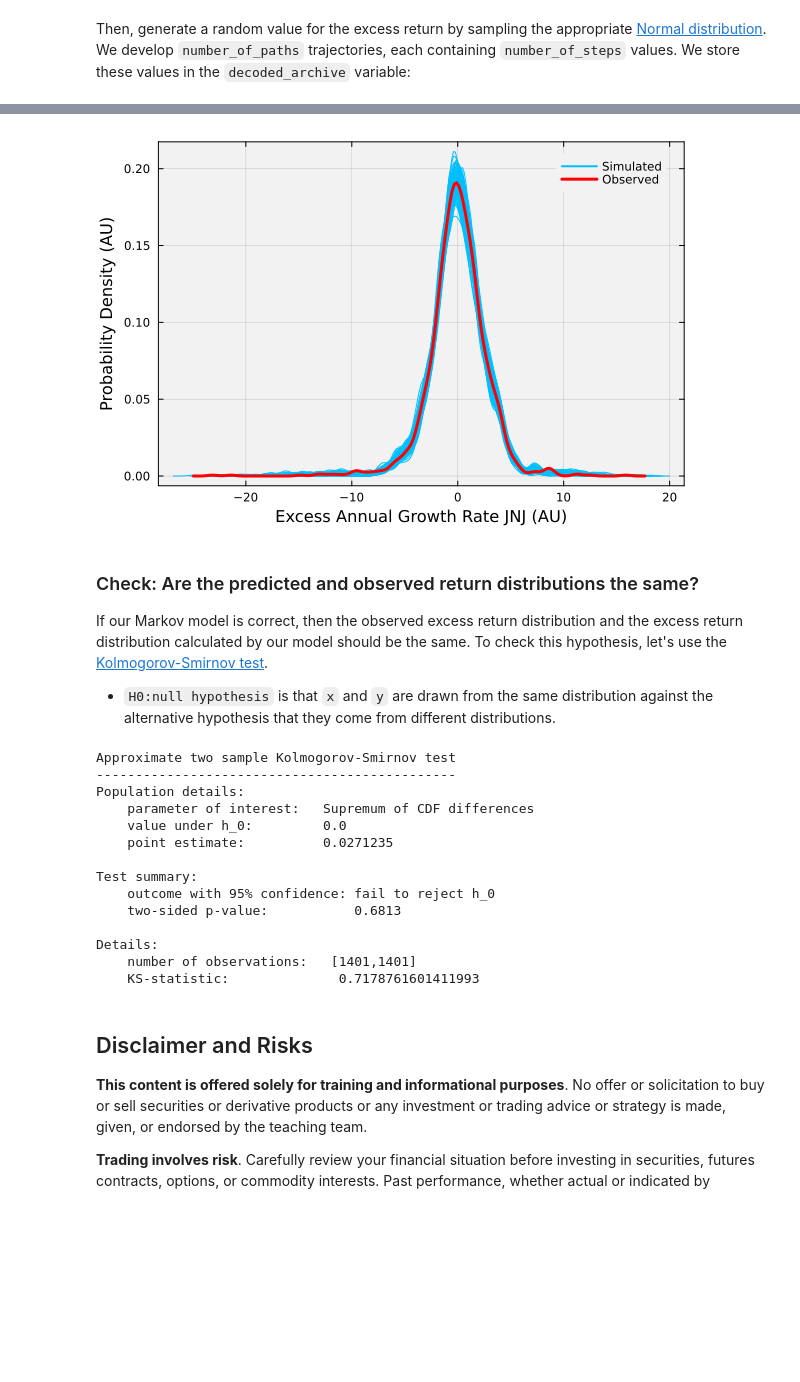
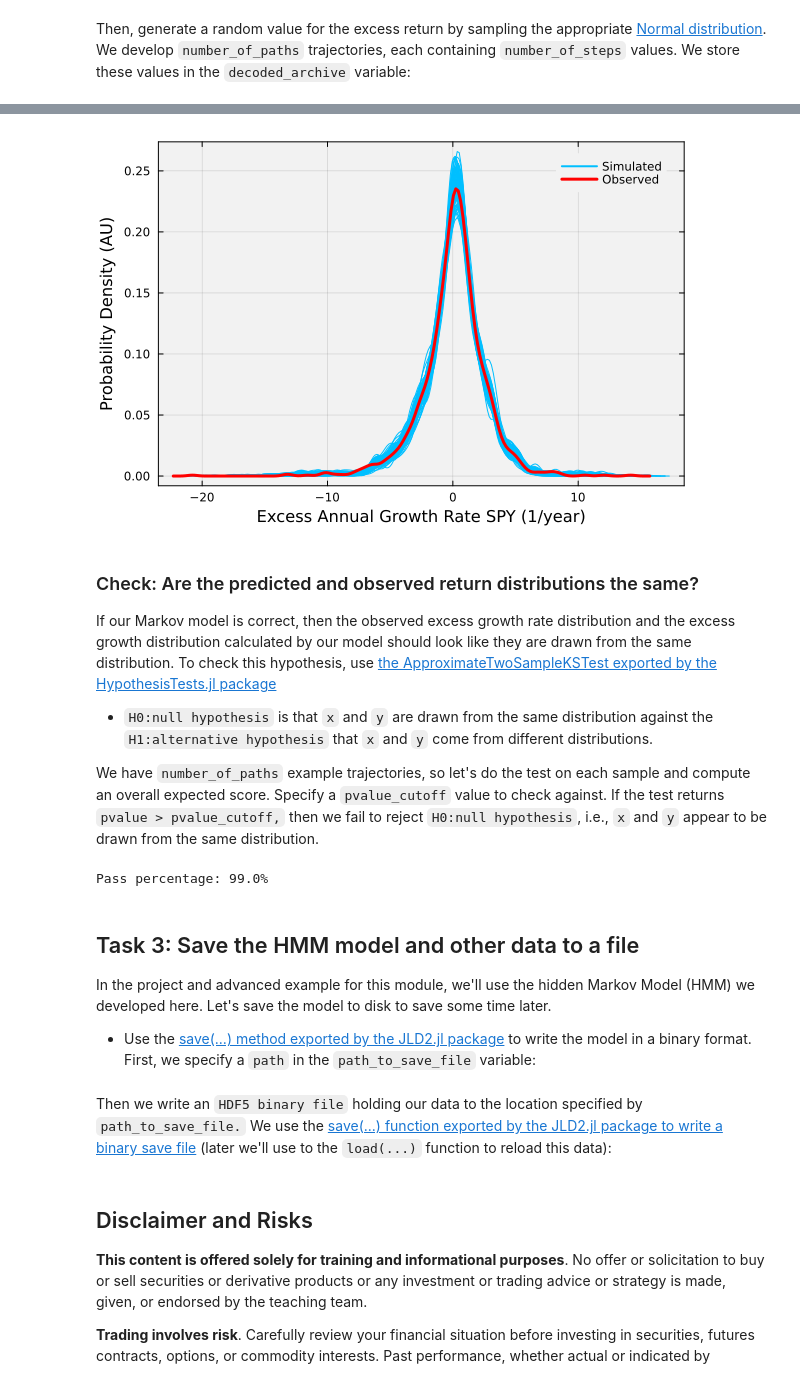
Before and after one commit to varnerlab/CHEME-130-eCornell-Repository, a Jupyter notebook: courses/CHEME-136/module-1/CHEME-136-Module-1-WorkedExample.ipynb, the cells around one changed output, grey strips where cells are left out. Saved outputs shown, nothing was run; the diff lists cells and outputs as text; code cells hidden in the pictures; blank space fills up the shorter version.

```diff
--- a/courses/CHEME-136/module-1/CHEME-136-Module-1-WorkedExample.ipynb
+++ b/courses/CHEME-136/module-1/CHEME-136-Module-1-WorkedExample.ipynb
@@ -42,8 +47,8 @@ We gathered a daily open-high-low-close `dataset` for each firm in the [S&P500](
 # %% [markdown]
 ### Set parameters and constants
 # %%
-risk_free_rate = 0.05;
-ticker = "JNJ";
+risk_free_rate = 0.0421; # 17-Jun-2024 10-year treasury
+ticker = "SPY";
 # %% [markdown]
 ### Load and clean the historical data
 # %% [markdown]
@@ -327,14 +333,13 @@ decode_distribution_model;
 # %% [markdown]
 Then, generate a random value for the excess return by sampling the appropriate [Normal distribution](https://juliastats.org/Distributions.jl/stable/univariate/#Distributions.Normal). We develop `number_of_paths` trajectories, each containing `number_of_steps` values. We store these values in the `decoded_archive` variable:
 # %%
-decoded_archive = Array{Float64,2}(undef, number_of_steps, number_of_paths);
+in_sample_decoded_archive = Array{Float64,2}(undef, number_of_steps, number_of_paths);
 for i ∈ 1:number_of_paths
     for j ∈ 1:number_of_steps
-
         s = encoded_archive[j,i];
-        decoded_archive[j,i] =  decode_distribution_model[s] |> d -> rand(d)
+        in_sample_decoded_archive[j,i] =  decode_distribution_model[s] |> d -> rand(d)
     end
 end
-decoded_archive
+in_sample_decoded_archive # actual excess growth value
 # %% [output]
 1401×100 Matrix{Float64}:
@@ -367,36 +375,37 @@ end
 # %%
 let
     q = plot();
-    density!(decoded_archive[:,1], lw=2, c=:deepskyblue1, label="Simulated",
+    density!(in_sample_decoded_archive[:,1], lw=2, c=:deepskyblue1, label="Simulated",
         bg="gray95", background_color_outside="white", framestyle = :box, fg_legend = :transparent)
     for i ∈ 2:number_of_paths
-        density!(decoded_archive[:,i], lw=1, c=:deepskyblue1, label="")
+        density!(in_sample_decoded_archive[:,i], lw=1, c=:deepskyblue1, label="")
     end
     density!(in_sample_dataset, c=:red, lw=3, label="Observed")
-    xlabel!("Excess Annual Growth Rate $(ticker) (AU)", fontsize=18)
+    xlabel!("Excess Annual Growth Rate $(ticker) (1/year)", fontsize=18)
     ylabel!("Probability Density (AU)", fontsize=18)
     current()
 end
 # %% [output]
-[figure, old version]
+[figure, new version]
 # %% [markdown]
 ### Check: Are the predicted and observed return distributions the same?
-If our Markov model is correct, then the observed excess return distribution and the excess return distribution calculated by our model should be the same. To check this hypothesis, let's use the [Kolmogorov-Smirnov test](https://en.wikipedia.org/wiki/Kolmogorov–Smirnov_test).
-* `H0:null hypothesis` is that `x` and `y` are drawn from the same distribution against the alternative hypothesis that they come from different distributions.
+If our Markov model is correct, then the observed excess growth rate distribution and the excess growth distribution calculated by our model should look like they are drawn from the same distribution. To check this hypothesis, use [the ApproximateTwoSampleKSTest exported by the HypothesisTests.jl package](https://github.com/JuliaStats/HypothesisTests.jl)
+* `H0:null hypothesis` is that `x` and `y` are drawn from the same distribution against the `H1:alternative hypothesis` that `x` and `y` come from different distributions.
+
+We have `number_of_paths` example trajectories, so let's do the test on each sample and compute an overall expected score. Specify a `pvalue_cutoff` value to check against. If the test returns `pvalue > pvalue_cutoff,` then we fail to reject `H0:null hypothesis`, i.e., `x` and `y` appear to be drawn from the same distribution.
 # %%
-ApproximateTwoSampleKSTest(in_sample_dataset,decoded_archive[:,10])
+pvalue_cutoff = 0.05; # 95% cutoff
+pass_counter = 0;
+for i ∈ 1:number_of_paths
+    test_value = ApproximateTwoSampleKSTest(in_sample_dataset,in_sample_decoded_archive[:,i]) |> pvalue
+    if (test_value > pvalue_cutoff)
+        pass_counter += 1 # we pass (fail to reject) x and y are from the same distribution
+    end
+end
+println("Pass percentage: $((pass_counter/number_of_paths)*100)%")
 # %% [output]
-Approximate two sample Kolmogorov-Smirnov test
-----------------------------------------------
-Population details:
-    parameter of interest:   Supremum of CDF differences
-    value under h_0:         0.0
-    point estimate:          0.0271235
-
-Test summary:
-    outcome with 95% confidence: fail to reject h_0
-    two-sided p-value:           0.6813
-
-Details:
-    number of observations:   [1401,1401]
-    KS-statistic:              0.7178761601411993
+Pass percentage: 99.0%
+# %% [markdown]
+## Task 3: Save the HMM model and other data to a file
+In the project and advanced example for this module, we'll use the hidden Markov Model (HMM) we developed here. Let's save the model to disk to save some time later.
+* Use the [save(...) method exported by the JLD2.jl package](https://github.com/JuliaIO/JLD2.jl.git) to write the model in a binary format. First, we specify a `path` in the `path_to_save_file` variable:
@@ -402,0 +414,2 @@ Details:
+# %% [markdown]
+Then we write an `HDF5 binary file` holding our data to the location specified by `path_to_save_file.` We use the [save(...) function exported by the JLD2.jl package to write a binary save file](https://github.com/JuliaIO/JLD2.jl.git) (later we'll use to the `load(...)` function to reload this data):
```
Also changed, not shown: parts of 15 cells of this notebook, 3 other files.
